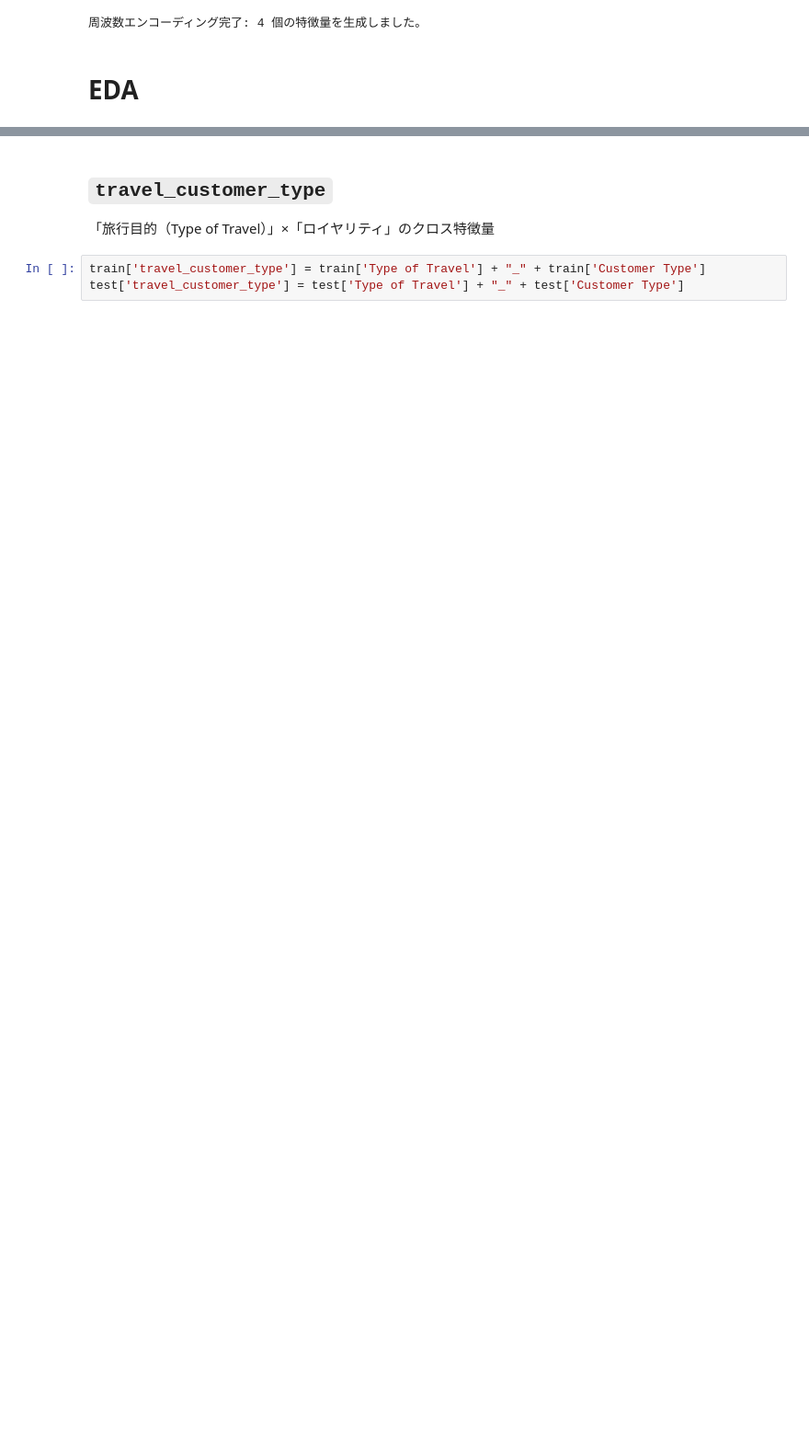
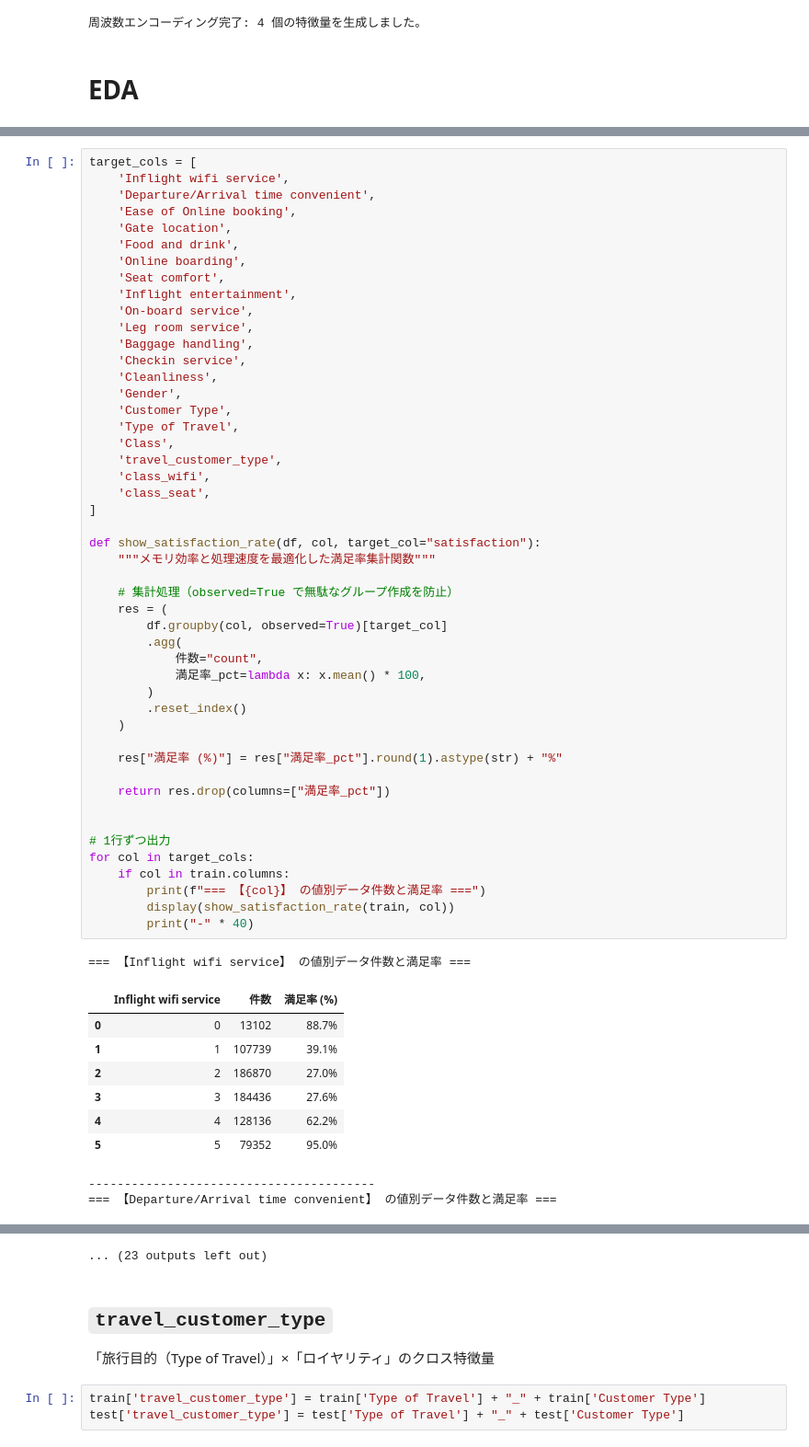
Before and after one commit to shoko-h-s/my_kaggle_solutions, a Jupyter notebook: eda-airline-satisfaction-japanese.ipynb, the cells around one changed output, grey strips where cells are left out. Shown at 92% size. Cells and saved outputs as stored; diff of their text form; blank space fills up the shorter version.

Commit message:
Kaggle Notebook | [EDA] Airline Satisfaction | Japanese | Version 4

```diff
--- a/eda-airline-satisfaction-japanese.ipynb
+++ b/eda-airline-satisfaction-japanese.ipynb
@@ -240,0 +258,59 @@ print(
+# %%
+target_cols = [
+    'Inflight wifi service',
+    'Departure/Arrival time convenient',
+    'Ease of Online booking',
+    'Gate location',
+    'Food and drink',
+    'Online boarding',
+    'Seat comfort',
+    'Inflight entertainment',
+    'On-board service',
+    'Leg room service',
+    'Baggage handling',
+    'Checkin service',
+    'Cleanliness',
+    'Gender',
+    'Customer Type',
+    'Type of Travel',
+    'Class',
+    'travel_customer_type',
+    'class_wifi',
+    'class_seat',
+]
+
+def show_satisfaction_rate(df, col, target_col="satisfaction"):
+    """メモリ効率と処理速度を最適化した満足率集計関数"""
+
+    # 集計処理（observed=True で無駄なグループ作成を防止）
+    res = (
+        df.groupby(col, observed=True)[target_col]
+        .agg(
+            件数="count",
+            満足率_pct=lambda x: x.mean() * 100,
+        )
+        .reset_index()
+    )
+
+    res["満足率 (%)"] = res["満足率_pct"].round(1).astype(str) + "%"
+
+    return res.drop(columns=["満足率_pct"])
+
+
+# 1行ずつ出力
+for col in target_cols:
+    if col in train.columns:
+        print(f"=== 【{col}】 の値別データ件数と満足率 ===")
+        display(show_satisfaction_rate(train, col))
+        print("-" * 40)
+# %% [output]
+=== 【Inflight wifi service】 の値別データ件数と満足率 ===
+|  | Inflight wifi service | 件数 | 満足率 (%) |
+| 0 | 0 | 13102 | 88.7% |
+| 1 | 1 | 107739 | 39.1% |
+| 2 | 2 | 186870 | 27.0% |
+| 3 | 3 | 184436 | 27.6% |
+| 4 | 4 | 128136 | 62.2% |
+| 5 | 5 | 79352 | 95.0% |
+----------------------------------------
+=== 【Departure/Arrival time convenient】 の値別データ件数と満足率 ===
@@ -241,3 +360,4 @@ print(
+... (23 outputs left out)
 # %% [markdown]
 ## `travel_customer_type`
 
```
Also changed, not shown: parts of 37 cells of this notebook.
